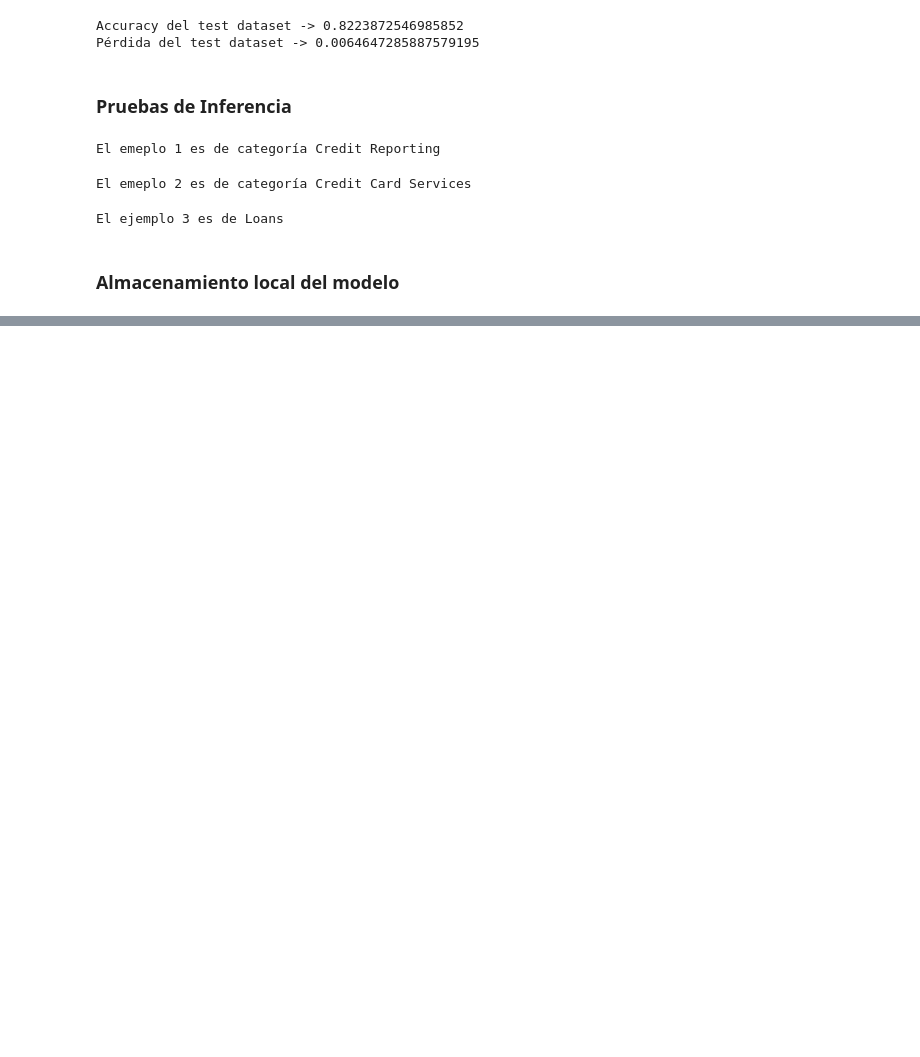
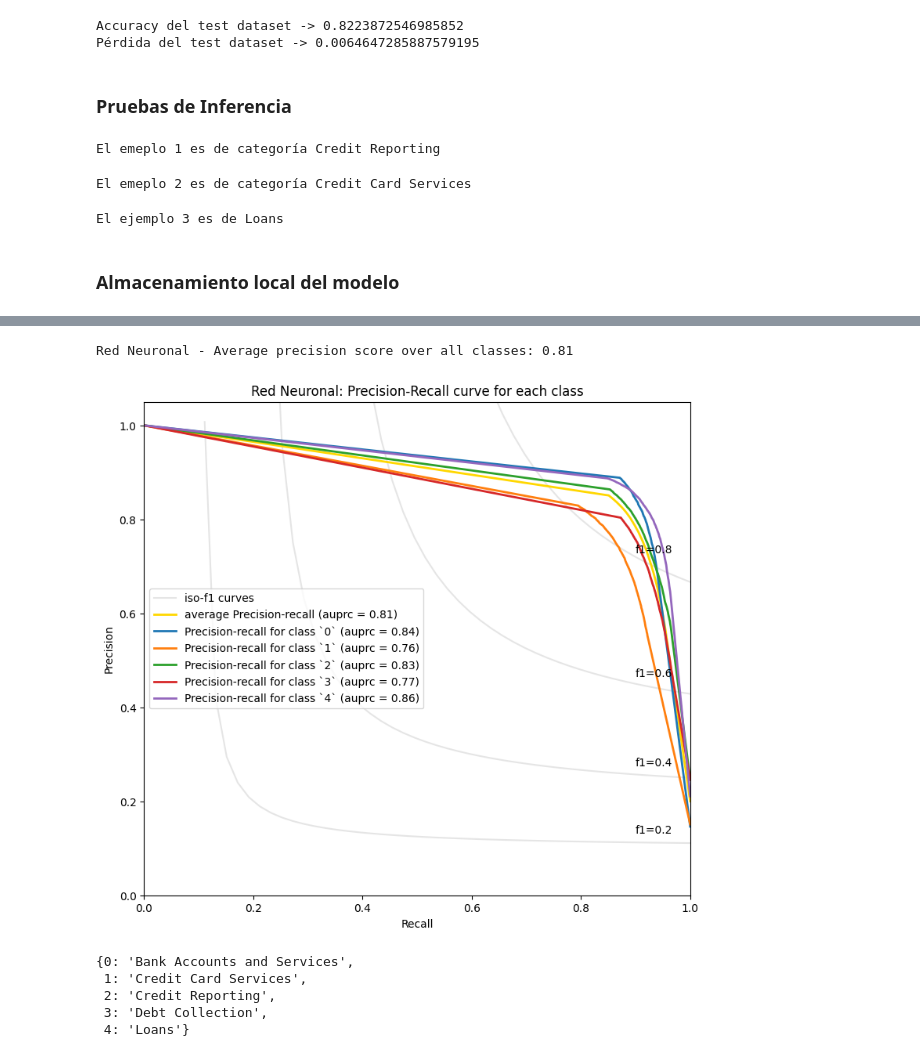
Before and after one commit to DiegoCardona01/NLP_nequi_test_diegocardona, a Jupyter notebook: notebooks/new_nlp_model.ipynb, the cells around one changed output, grey strips where cells are left out. Cells and saved outputs as stored; diff of their text form; code cells hidden in the pictures; blank space fills up the shorter version.

Commit message:
adding plot of evaluations

```diff
--- a/notebooks/new_nlp_model.ipynb
+++ b/notebooks/new_nlp_model.ipynb
@@ -582,0 +704,36 @@ torch.save(vocab, "vocab.pt") # Almacenamiento del vocabulario
+# %%
+def transformacion2(list):
+    epsilon = 0.0001
+    valor_maximo = max(list)
+    valor_minimo = min(list)
+    normalizacion = [(n-valor_minimo)/max(valor_maximo-valor_minimo, epsilon) for n in list]
+    return normalizacion
+# %%
+p_proba = list()
+
+for text in df_test_analysis.drop(["product_5", "label"], axis=1).values:
+    text_to_predict = text[0]
+    p = predict_proba(text_to_predict, texto_pipeline, model)[0].tolist()
+    p = list(map(transformacion1, p))
+    p = transformacion2(p)
+    p = [round(x, 2) for x in p]
+    p_proba.append(p)
+# %%
+y_true = pd.DataFrame(df_test_analysis.label)
+# %%
+probas = np.array(p_proba)
+# %%
+clf = "Red Neuronal"
+
+plot_multiclass_precision_recall(probas, y_true, [0,1,2,3,4], clf)
+# %% [output]
+Red Neuronal - Average precision score over all classes: 0.81
+[figure, added]
+# %%
+category_mapping
+# %% [output]
+{0: 'Bank Accounts and Services',
+ 1: 'Credit Card Services',
+ 2: 'Credit Reporting',
+ 3: 'Debt Collection',
+ 4: 'Loans'}
```
Also changed, not shown: parts of 12 cells of this notebook.
